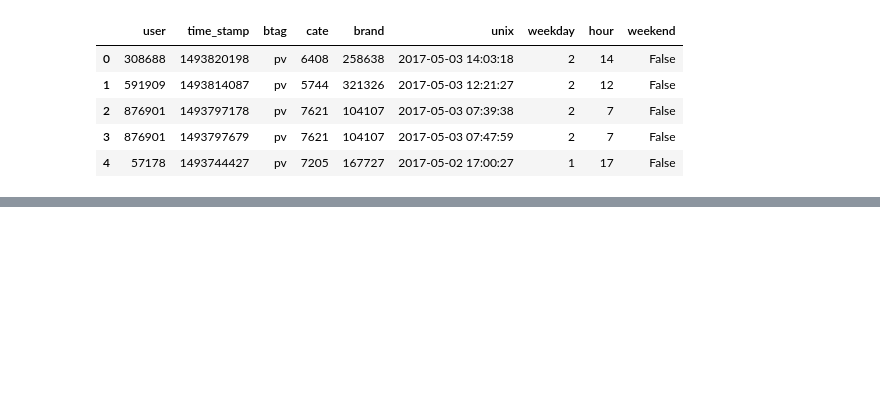
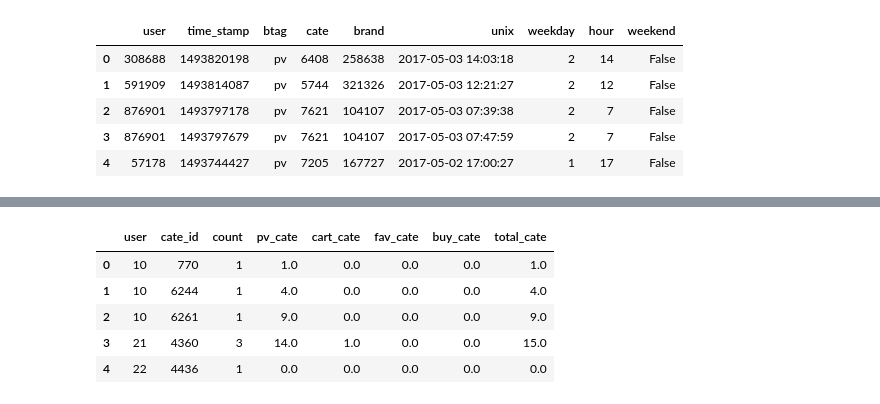
Before and after one commit to Sitorias/AdPrediction, a Jupyter notebook: Task 3 - Ad Prediction - Leo.ipynb, the cells around one changed output, grey strips where cells are left out. Saved outputs shown, nothing was run; the diff lists cells and outputs as text; code cells hidden in the pictures; blank space fills up the shorter version.

```diff
--- a/Task 3 - Ad Prediction - Leo.ipynb
+++ b/Task 3 - Ad Prediction - Leo.ipynb
@@ -139,0 +182,42 @@ buysPerUser = pd.DataFrame()
+# %%
+%%time
+#old slow code, saved if timing code is needed later
+import timeit
+from datetime import timedelta
+from IPython.display import display, clear_output
+
+behavior_groups = behavior_log.groupby(["user","btag","cate"],as_index=False)
+counter = 0
+
+
+#group by user and category, so we look up each combination only once (reduces #lookups to a forth)
+user_category_groups = train.groupby(["user","cate_id"]).size().reset_index(name="count")
+behavior_by_category = pd.DataFrame()
+
+start_time = 0
+for index, row in user_category_groups.iterrows():
+    start_time = start_time or timeit.default_timer()
+    total_action_count = 0
+
+    for i in ["pv","cart","fav","buy"]:
+        key = (row.user,i,row.cate_id)
+        if key in behavior_groups.groups.keys():
+            count = behavior_groups.get_group(key).shape[0]
+            user_category_groups.at[index,i+"_cate"] = count
+            total_action_count += count
+        else:
+            user_category_groups.at[index,i+"_cate"] = 0
+
+    user_category_groups.at[index,"total_cate"] = total_action_count
+
+    #print progress
+    counter +=1
+    clear_output(wait=True)
+    elapsed = timeit.default_timer() - start_time
+    total = len(user_category_groups.index)
+    percent = counter/total
+    runtime = str(timedelta(seconds=elapsed))
+    remaining = str(timedelta(seconds=elapsed/percent-elapsed))
+    p = str.format("Done with row {} of {}, {:0.6}%. Runtime: {}, exp. remaining: {} ",
+                   counter,total,percent*100,runtime,remaining),
+    display(p)
@@ -139,0 +227,9 @@ buysPerUser = pd.DataFrame()
+# %%
+user_category_groups.head()
+# %% [output]
+|  | user | cate_id | count | pv_cate | cart_cate | fav_cate | buy_cate | total_cate |
+| 0 | 10 | 770 | 1 | 1.0 | 0.0 | 0.0 | 0.0 | 1.0 |
+| 1 | 10 | 6244 | 1 | 4.0 | 0.0 | 0.0 | 0.0 | 4.0 |
+| 2 | 10 | 6261 | 1 | 9.0 | 0.0 | 0.0 | 0.0 | 9.0 |
+| 3 | 21 | 4360 | 3 | 14.0 | 1.0 | 0.0 | 0.0 | 15.0 |
+| 4 | 22 | 4436 | 1 | 0.0 | 0.0 | 0.0 | 0.0 | 0.0 |
```
Also changed, not shown: parts of 57 cells of this notebook.
